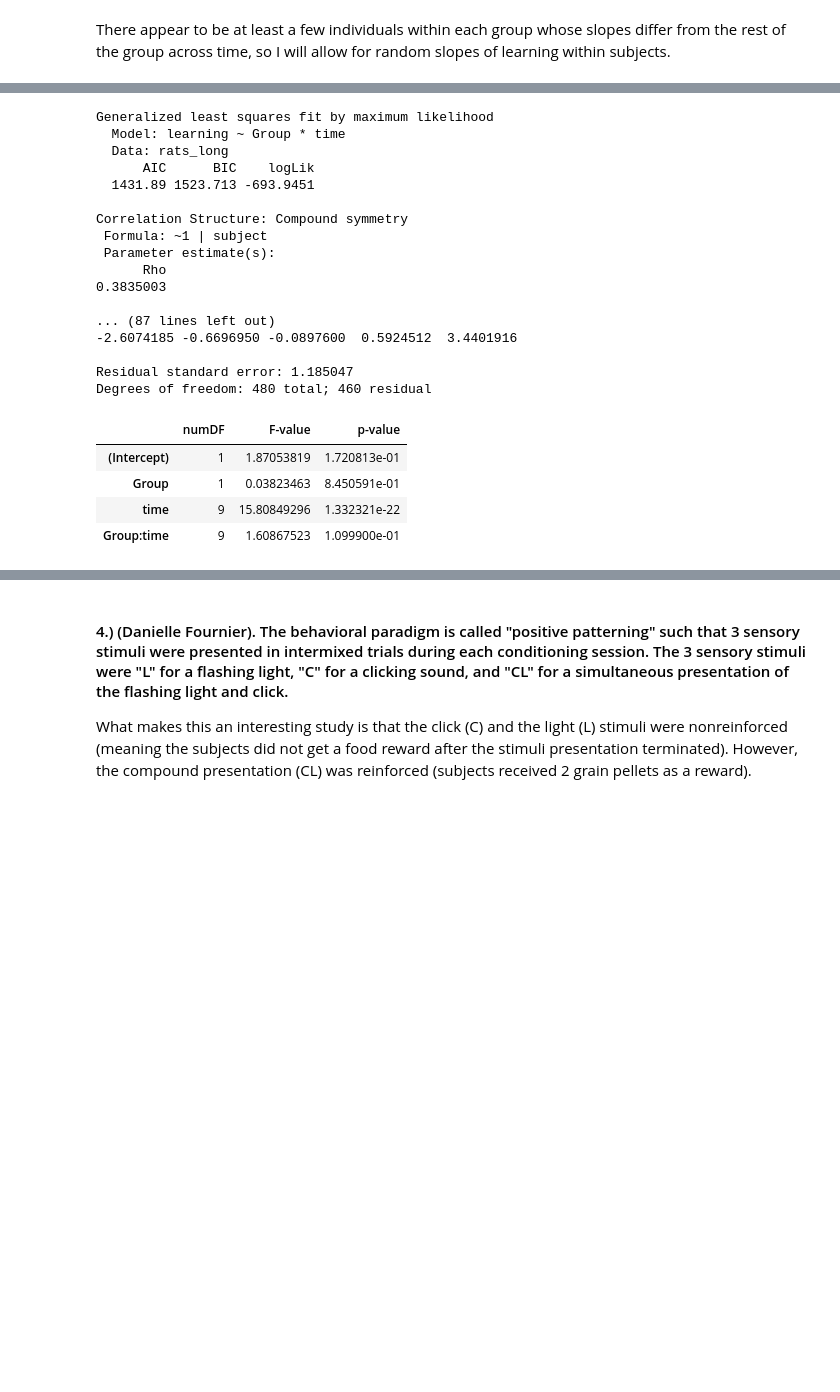
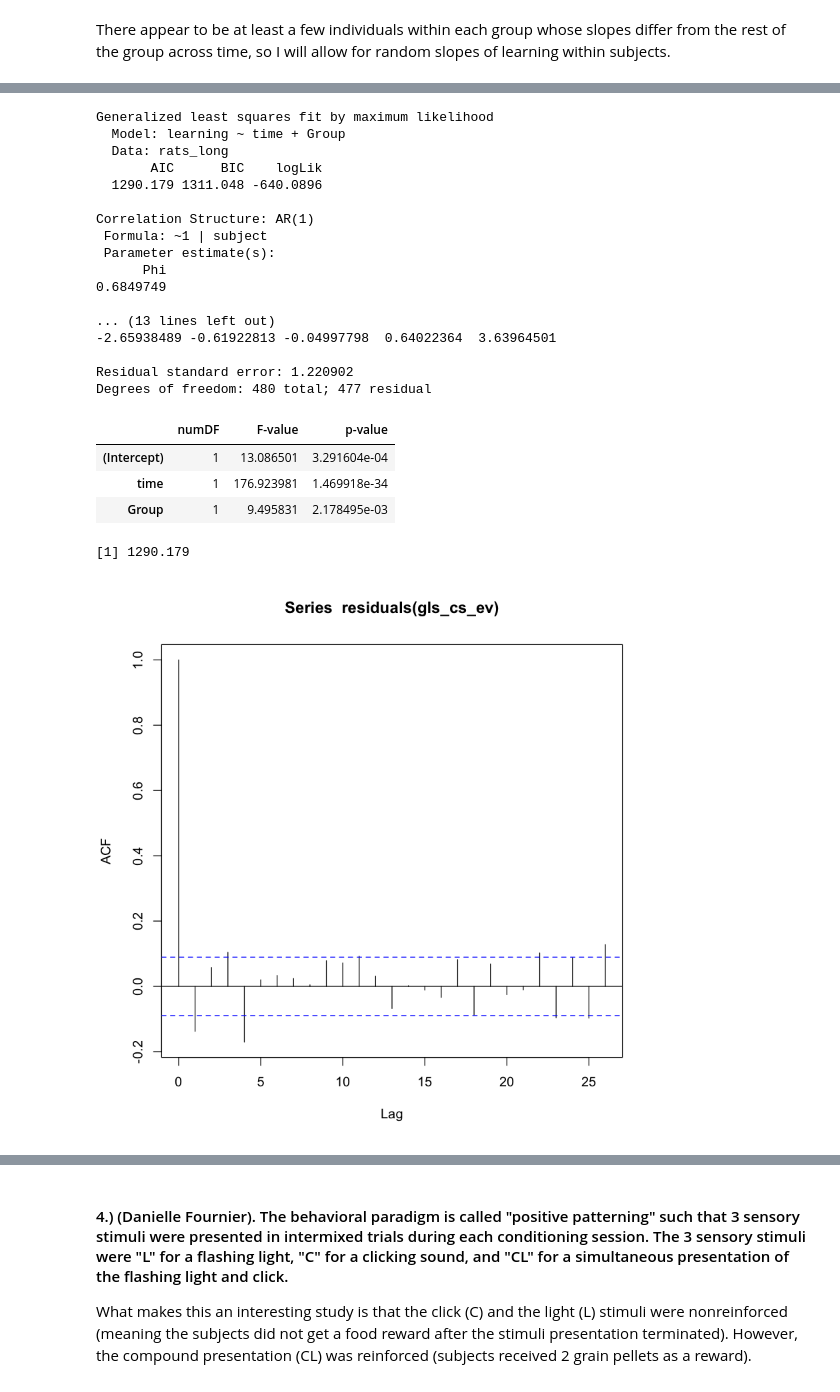
Before and after one commit to Lslipski/pbs110, a Jupyter notebook: pbs111/Final.ipynb, the cells around one changed output, grey strips where cells are left out. Cells and saved outputs as stored; diff of their text form; code cells hidden in the pictures; blank space fills up the shorter version.

```diff
--- a/pbs111/Final.ipynb
+++ b/pbs111/Final.ipynb
@@ -600,28 +712,32 @@ ERROR: Error in acf_resid(glmer): could not find function "acf_resid"
 # %%
-# will try out using compound symmetry with equal variance
-gls_cs_ev <- gls(learning ~ Group * time, data = rats_long, corr = corCompSymm(, form= ~ 1 | subject), method = "ML" )
+# will try out ar1
+gls_cs_ev <- gls(learning ~ time + Group, data = rats_long, corr = corAR1(, form= ~ 1 | subject), method = "ML" )
 summary(gls_cs_ev)
 anova(gls_cs_ev, type = "marginal")
+AIC(gls_cs_ev)
+acf(residuals(gls_cs_ev))
+hist(residuals(gls_cs_ev))
 # %% [output]
 Generalized least squares fit by maximum likelihood
-  Model: learning ~ Group * time
+  Model: learning ~ time + Group
   Data: rats_long
-      AIC      BIC    logLik
-  1431.89 1523.713 -693.9451
+       AIC      BIC    logLik
+  1290.179 1311.048 -640.0896
 
-Correlation Structure: Compound symmetry
+Correlation Structure: AR(1)
  Formula: ~1 | subject
  Parameter estimate(s):
-      Rho
-0.3835003
+      Phi
+0.6849749
 
-... (87 lines left out)
--2.6074185 -0.6696950 -0.0897600  0.5924512  3.4401916
+... (13 lines left out)
+-2.65938489 -0.61922813 -0.04997798  0.64022364  3.63964501
 
-Residual standard error: 1.185047
-Degrees of freedom: 480 total; 460 residual
+Residual standard error: 1.220902
+Degrees of freedom: 480 total; 477 residual
 |  | numDF | F-value | p-value |
-| (Intercept) | 1 | 1.87053819 | 1.720813e-01 |
-| Group | 1 | 0.03823463 | 8.450591e-01 |
-| time | 9 | 15.80849296 | 1.332321e-22 |
-| Group:time | 9 | 1.60867523 | 1.099900e-01 |
+| (Intercept) | 1 | 13.086501 | 3.291604e-04 |
+| time | 1 | 176.923981 | 1.469918e-34 |
+| Group | 1 | 9.495831 | 2.178495e-03 |
+[1] 1290.179
+[figure, added]
```
Also changed, not shown: parts of 26 cells of this notebook, 1 other file.
